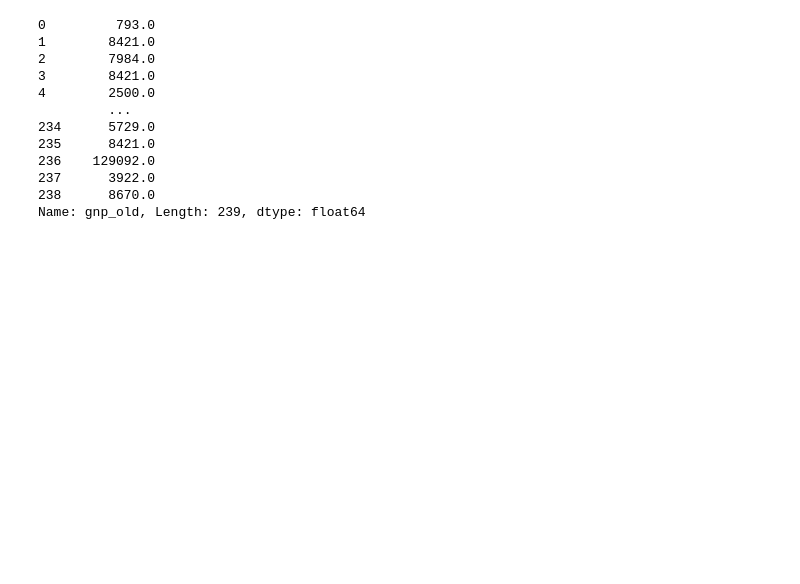
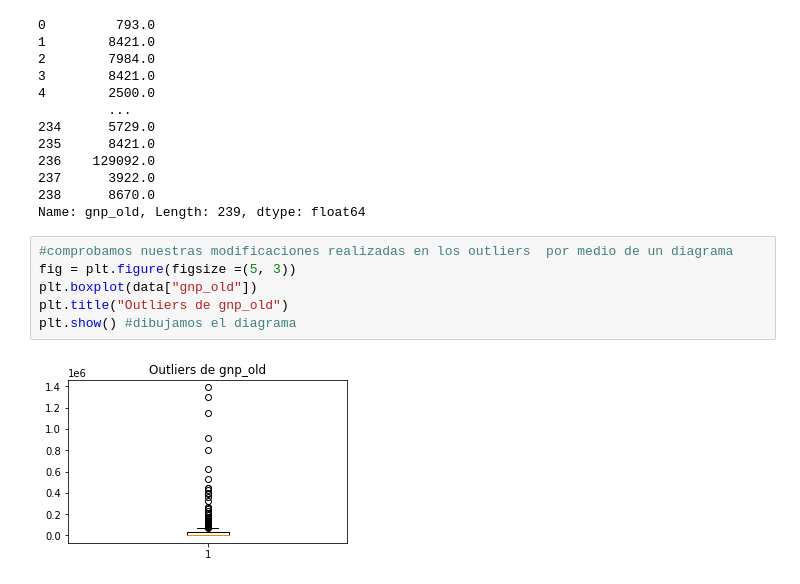
Before and after one commit to VictoriaTeCa/retouno, a Jupyter notebook: retofinal.ipynb, the cells around one changed output. Cells and saved outputs as stored; diff of their text form; blank space fills up the shorter version.

```diff
--- a/retofinal.ipynb
+++ b/retofinal.ipynb
@@ -286,3 +286,11 @@ data["gnp_old"]
 237      3922.0
 238      8670.0
 Name: gnp_old, Length: 239, dtype: float64
+# %%
+#comprobamos nuestras modificaciones realizadas en los outliers  por medio de un diagrama
+fig = plt.figure(figsize =(5, 3))
+plt.boxplot(data["gnp_old"])
+plt.title("Outliers de gnp_old")
+plt.show() #dibujamos el diagrama
+# %% [output]
+[figure, added]
```
